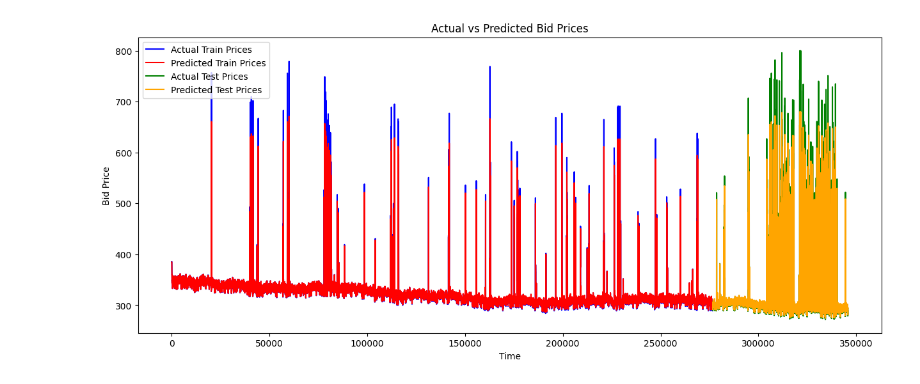
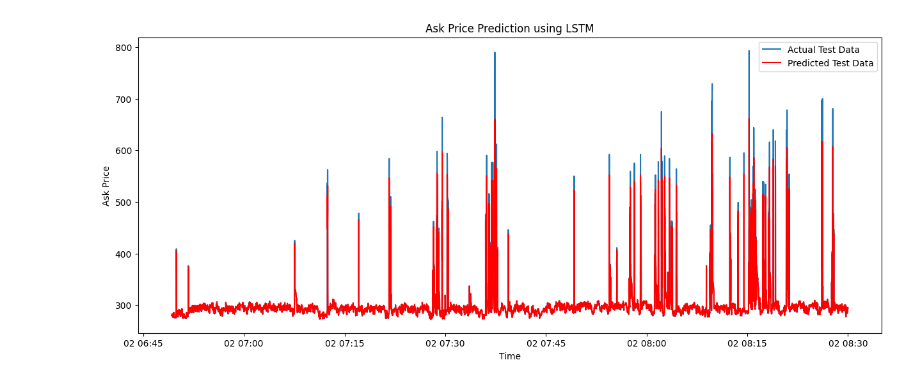
Before and after one commit to UoB-DSMP-2023-24/dsmp-2024-group-16, a Jupyter notebook: LSTM/LstmLoBAsk.ipynb, the cells around one changed output. Saved outputs shown, nothing was run; the diff lists cells and outputs as text; code cells hidden in the pictures.

Commit message:
update Arima and LSTM

```diff
--- a/LSTM/LstmLoBAsk.ipynb
+++ b/LSTM/LstmLoBAsk.ipynb
@@ -11,7 +20,13 @@ WARNING:tensorflow:From C:\Users\Wilson\AppData\Roaming\Python\Python39\site-pac
 file_path = 'result.csv'
 data = pd.read_csv(file_path)
 
-# Handle missing values by forward filling, then drop remaining NaNs
+data = pd.read_csv('result.csv')
+# Convert 'seconds' to timedelta and add it to the starting timestamp
+data['timestamp'] = pd.to_timedelta(data['Timestamp'], unit='s') + pd.Timestamp('2025-01-02 00:00')
+
+# Set 'timestamp' as the index
+data.set_index(keys='timestamp', inplace=True)
+
 data_ffill = data.fillna(method='ffill').dropna()
 # %%
 # Normalize the 'Ask' column
@@ -97,32 +110,16 @@ Test RMSE: 0.03537728093384408
-# %%
-import matplotlib.pyplot as plt
-
-# Generate timestamps for plotting (assuming you have a timestamp array or can generate one)
-timestamps = range(len(data_ffill))
-
-# Split the timestamps for training and test data
-train_timestamps = timestamps[:len(trainPredict)]
-test_timestamps = timestamps[len(trainPredict): (len(trainPredict) + len(testPredict))]
-
-# Actual 'Bid' prices for train and test sets for plotting
-actual_train = trainY_inv[0]
-actual_test = testY_inv[0]
-
-# Plotting
-plt.figure(figsize=(15, 6))
-
-# Plot training data in blue
-plt.plot(train_timestamps, actual_train, 'b', label='Actual Train Prices')
-plt.plot(train_timestamps, trainPredict[:,0], 'r', label='Predicted Train Prices')
-
-# Plot test data in green
-plt.plot(test_timestamps, actual_test, 'g', label='Actual Test Prices')
-plt.plot(test_timestamps, testPredict[:,0], 'orange', label='Predicted Test Prices')
-
-plt.xlabel('Time')
-plt.ylabel('Bid Price')
-plt.title('Actual vs Predicted Bid Prices')
-plt.legend()
-plt.show()
-# %% [output]
-[figure, removed]
+# %%
+# Plotting
+plt.figure(figsize=(15, 6))
+
+# Use the timestamp range corresponding to the test data for x-axis
+timestamps = data.index[train_size+look_back:train_size+look_back+len(testPredict)]
+
+plt.plot(timestamps, testY_inv[0], label='Actual Test Data')
+plt.plot(timestamps, testPredict.flatten(), label='Predicted Test Data', color='red')
+plt.legend()
+plt.title('Ask Price Prediction using LSTM')
+plt.xlabel('Time')
+plt.ylabel('Ask Price')
+plt.show()
+# %% [output]
+[figure, added]
```
Also changed, not shown: parts of 4 cells of this notebook, 9 other files.
